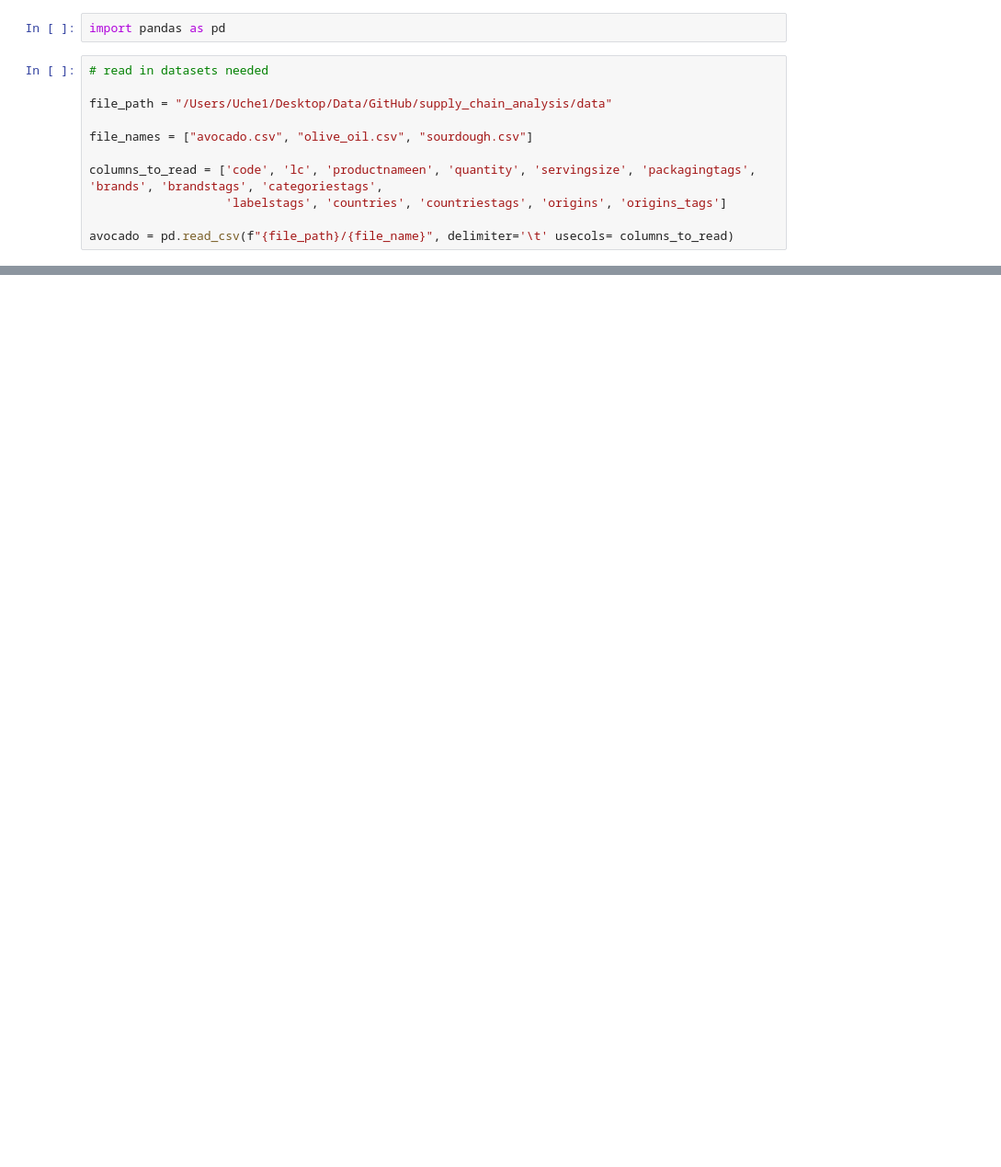
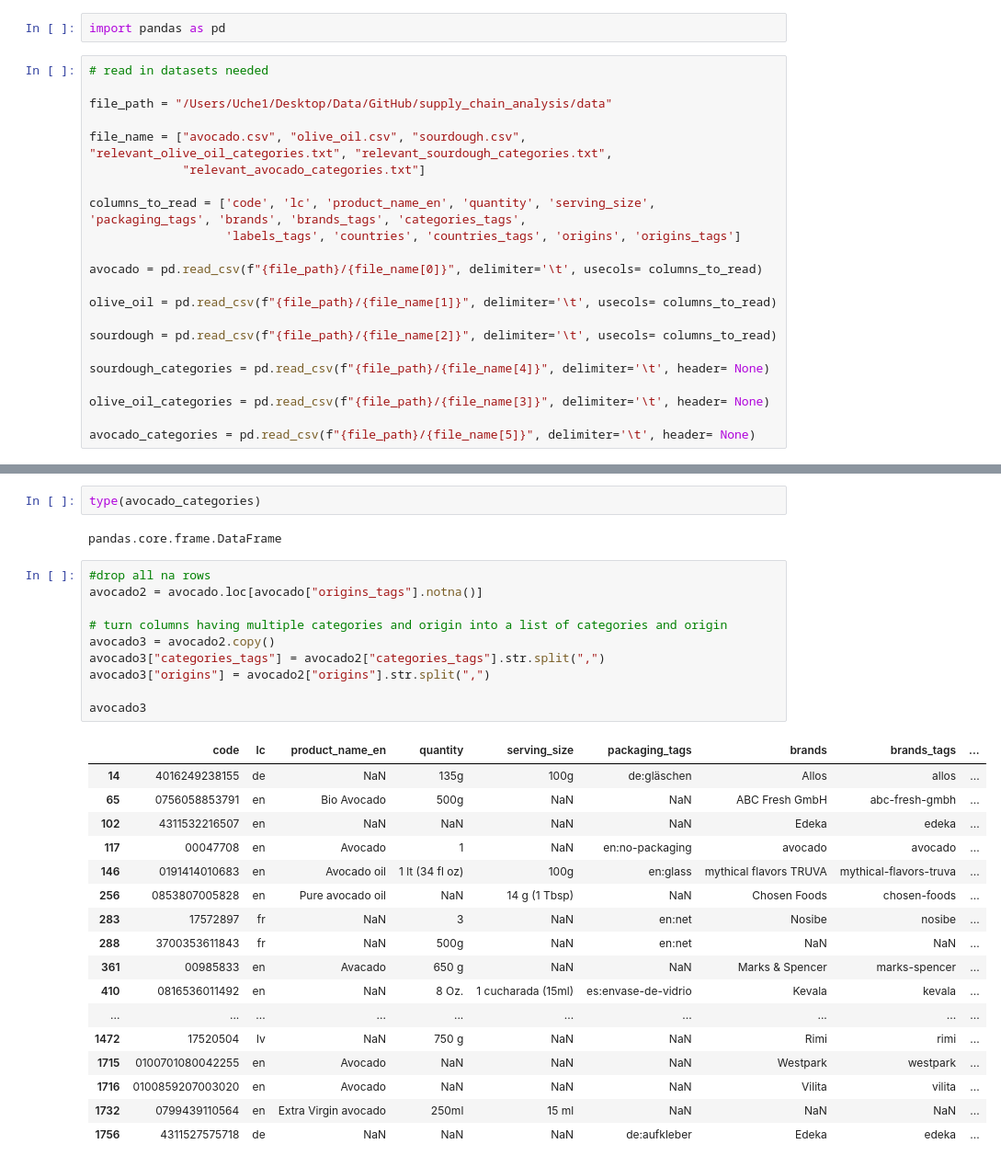
Before and after one commit to uclint/supply_chain_analysis, a Jupyter notebook: notebook.ipynb, the cells around one changed output, grey strips where cells are left out. Shown at 92% size. Saved outputs shown, nothing was run; the diff lists cells and outputs as text; blank space fills up the shorter version.

```diff
--- a/notebook.ipynb
+++ b/notebook.ipynb
@@ -26,9 +26,20 @@ import pandas as pd
 
 file_path = "/Users/Uche1/Desktop/Data/GitHub/supply_chain_analysis/data"
 
-file_names = ["avocado.csv", "olive_oil.csv", "sourdough.csv"]
+file_name = ["avocado.csv", "olive_oil.csv", "sourdough.csv", "relevant_olive_oil_categories.txt", "relevant_sourdough_categories.txt",
+             "relevant_avocado_categories.txt"]
 
-columns_to_read = ['code', 'lc', 'productnameen', 'quantity', 'servingsize', 'packagingtags', 'brands', 'brandstags', 'categoriestags',
-                   'labelstags', 'countries', 'countriestags', 'origins', 'origins_tags']
+columns_to_read = ['code', 'lc', 'product_name_en', 'quantity', 'serving_size', 'packaging_tags', 'brands', 'brands_tags', 'categories_tags',
+                   'labels_tags', 'countries', 'countries_tags', 'origins', 'origins_tags']
 
-avocado = pd.read_csv(f"{file_path}/{file_name}", delimiter='\t' usecols= columns_to_read)
+avocado = pd.read_csv(f"{file_path}/{file_name[0]}", delimiter='\t', usecols= columns_to_read)
+
+olive_oil = pd.read_csv(f"{file_path}/{file_name[1]}", delimiter='\t', usecols= columns_to_read)
+
+sourdough = pd.read_csv(f"{file_path}/{file_name[2]}", delimiter='\t', usecols= columns_to_read)
+
+sourdough_categories = pd.read_csv(f"{file_path}/{file_name[4]}", delimiter='\t', header= None)
+
+olive_oil_categories = pd.read_csv(f"{file_path}/{file_name[3]}", delimiter='\t', header= None)
+
+avocado_categories = pd.read_csv(f"{file_path}/{file_name[5]}", delimiter='\t', header= None)
@@ -34,0 +50,32 @@ avocado = pd.read_csv(f"{file_path}/{file_name}", delimiter='\t' usecols= column
+# %%
+type(avocado_categories)
+# %% [output]
+pandas.core.frame.DataFrame
+# %%
+#drop all na rows
+avocado2 = avocado.loc[avocado["origins_tags"].notna()]
+
+# turn columns having multiple categories and origin into a list of categories and origin
+avocado3 = avocado2.copy()
+avocado3["categories_tags"] = avocado2["categories_tags"].str.split(",")
+avocado3["origins"] = avocado2["origins"].str.split(",")
+
+avocado3
+# %% [output]
+|  | code | lc | product_name_en | quantity | serving_size | packaging_tags | brands | brands_tags | ... |
+| 14 | 4016249238155 | de | NaN | 135g | 100g | de:gläschen | Allos | allos | ... |
+| 65 | 0756058853791 | en | Bio Avocado | 500g | NaN | NaN | ABC Fresh GmbH | abc-fresh-gmbh | ... |
+| 102 | 4311532216507 | en | NaN | NaN | NaN | NaN | Edeka | edeka | ... |
+| 117 | 00047708 | en | Avocado | 1 | NaN | en:no-packaging | avocado | avocado | ... |
+| 146 | 0191414010683 | en | Avocado oil | 1 lt (34 fl oz) | 100g | en:glass | mythical flavors TRUVA | mythical-flavors-truva | ... |
+| 256 | 0853807005828 | en | Pure avocado oil | NaN | 14 g (1 Tbsp) | NaN | Chosen Foods | chosen-foods | ... |
+| 283 | 17572897 | fr | NaN | 3 | NaN | en:net | Nosibe | nosibe | ... |
+| 288 | 3700353611843 | fr | NaN | 500g | NaN | en:net | NaN | NaN | ... |
+| 361 | 00985833 | en | Avacado | 650 g | NaN | NaN | Marks & Spencer | marks-spencer | ... |
+| 410 | 0816536011492 | en | NaN | 8 Oz. | 1 cucharada (15ml) | es:envase-de-vidrio | Kevala | kevala | ... |
+| ... | ... | ... | ... | ... | ... | ... | ... | ... | ... |
+| 1472 | 17520504 | lv | NaN | 750 g | NaN | NaN | Rimi | rimi | ... |
+| 1715 | 0100701080042255 | en | Avocado | NaN | NaN | NaN | Westpark | westpark | ... |
+| 1716 | 0100859207003020 | en | Avocado | NaN | NaN | NaN | Vilita | vilita | ... |
+| 1732 | 0799439110564 | en | Extra Virgin avocado | 250ml | 15 ml | NaN | NaN | NaN | ... |
+| 1756 | 4311527575718 | de | NaN | NaN | NaN | de:aufkleber | Edeka | edeka | ... |
```
Also changed, not shown: parts of 2 cells of this notebook, 2 other files.
